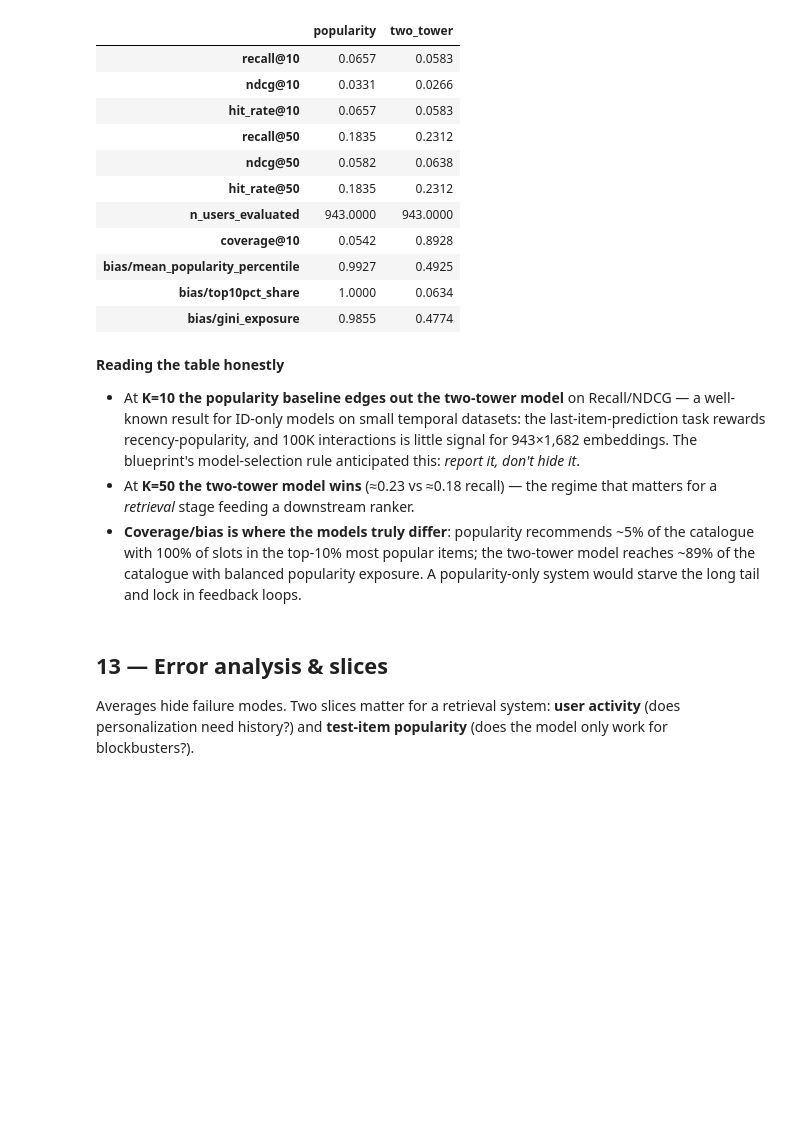
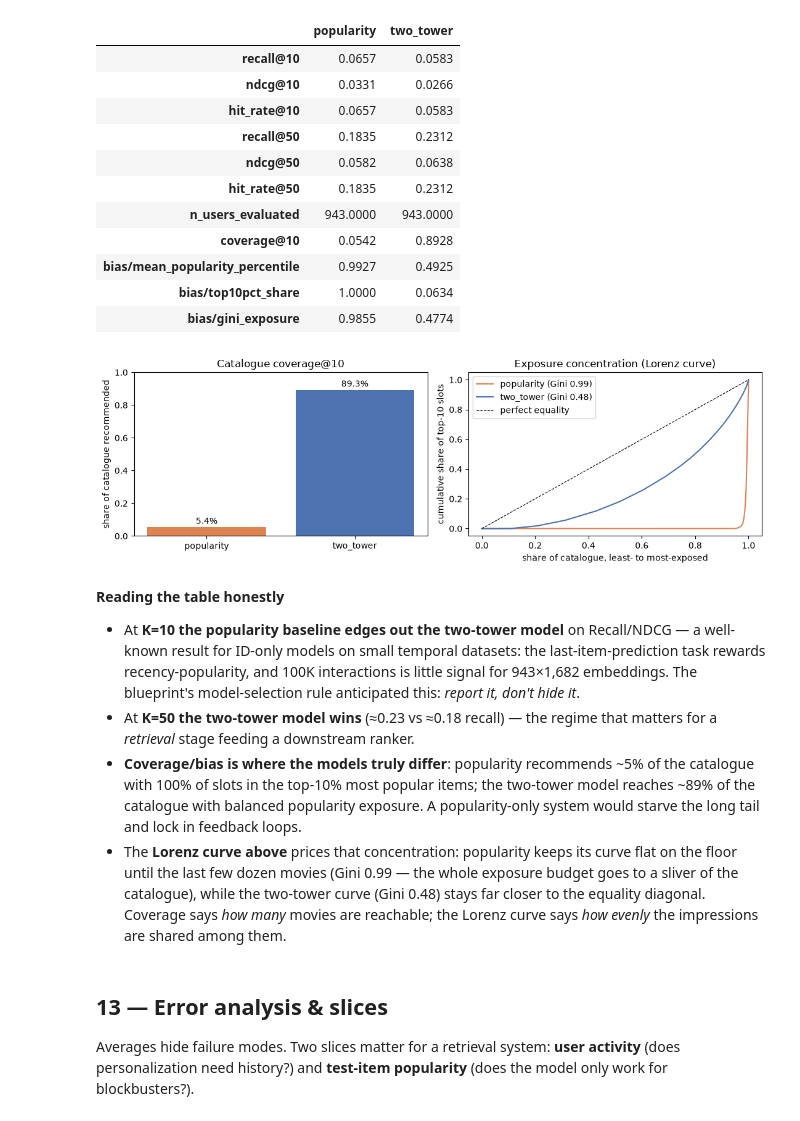
Before and after one commit to Sayomphon/Two_Tower_Movie_Retrieval, a Jupyter notebook: notebooks/movielens_two_tower_retrieval.ipynb, the cells around one changed output. Saved outputs shown, nothing was run; the diff lists cells and outputs as text; code cells hidden in the pictures; blank space fills up the shorter version.

```diff
--- a/notebooks/movielens_two_tower_retrieval.ipynb
+++ b/notebooks/movielens_two_tower_retrieval.ipynb
@@ -422,6 +485,34 @@ final
 | bias/mean_popularity_percentile | 0.9927 | 0.4925 |
 | bias/top10pct_share | 1.0000 | 0.0634 |
 | bias/gini_exposure | 0.9855 | 0.4774 |
+# %%
+fig, axes = plt.subplots(1, 2, figsize=(11, 3.6))
+
+coverage = final.loc["coverage@10", ["popularity", "two_tower"]]
+axes[0].bar(coverage.index, coverage.to_numpy(), color=["#dd8452", "#4c72b0"])
+axes[0].set(title="Catalogue coverage@10", ylabel="share of catalogue recommended", ylim=(0, 1))
+for x, value in enumerate(coverage):
+    axes[0].text(x, value + 0.02, f"{value:.1%}", ha="center")
+
+# Lorenz curve: how much of the top-10 exposure budget goes to how few movies
+for recs, name, color in [(pop_recs, "popularity", "#dd8452"),
+                          (model_recs, "two_tower", "#4c72b0")]:
+    slots = pd.Series([m for items in recs.values() for m in items[:10]]).value_counts()
+    exposure = slots.reindex(movie_vocab, fill_value=0).sort_values().to_numpy(dtype=float)
+    cumulative = np.concatenate([[0.0], np.cumsum(exposure) / exposure.sum()])
+    axes[1].plot(np.linspace(0, 1, len(cumulative)), cumulative, color=color,
+                 label=f"{name} (Gini {final.loc['bias/gini_exposure', name]:.2f})")
+
+axes[1].plot([0, 1], [0, 1], "k--", lw=0.8, label="perfect equality")
+axes[1].set(title="Exposure concentration (Lorenz curve)",
+            xlabel="share of catalogue, least- to most-exposed",
+            ylabel="cumulative share of top-10 slots")
+axes[1].legend(loc="upper left")
+
+fig.tight_layout()
+plt.show()
+# %% [output]
+[figure, added]
 # %% [markdown]
 **Reading the table honestly**
 
@@ -436,6 +527,11 @@ final
   catalogue with 100% of slots in the top-10% most popular items; the two-tower model
   reaches ~89% of the catalogue with balanced popularity exposure. A popularity-only
   system would starve the long tail and lock in feedback loops.
+- The **Lorenz curve above** prices that concentration: popularity keeps its curve flat on
+  the floor until the last few dozen movies (Gini 0.99 — the whole exposure budget goes to
+  a sliver of the catalogue), while the two-tower curve (Gini 0.48) stays far closer to the
+  equality diagonal. Coverage says *how many* movies are reachable; the Lorenz curve says
+  *how evenly* the impressions are shared among them.
 # %% [markdown]
 ## 13 — Error analysis & slices
 
```
Also changed, not shown: parts of 8 cells of this notebook, 2 other files.
